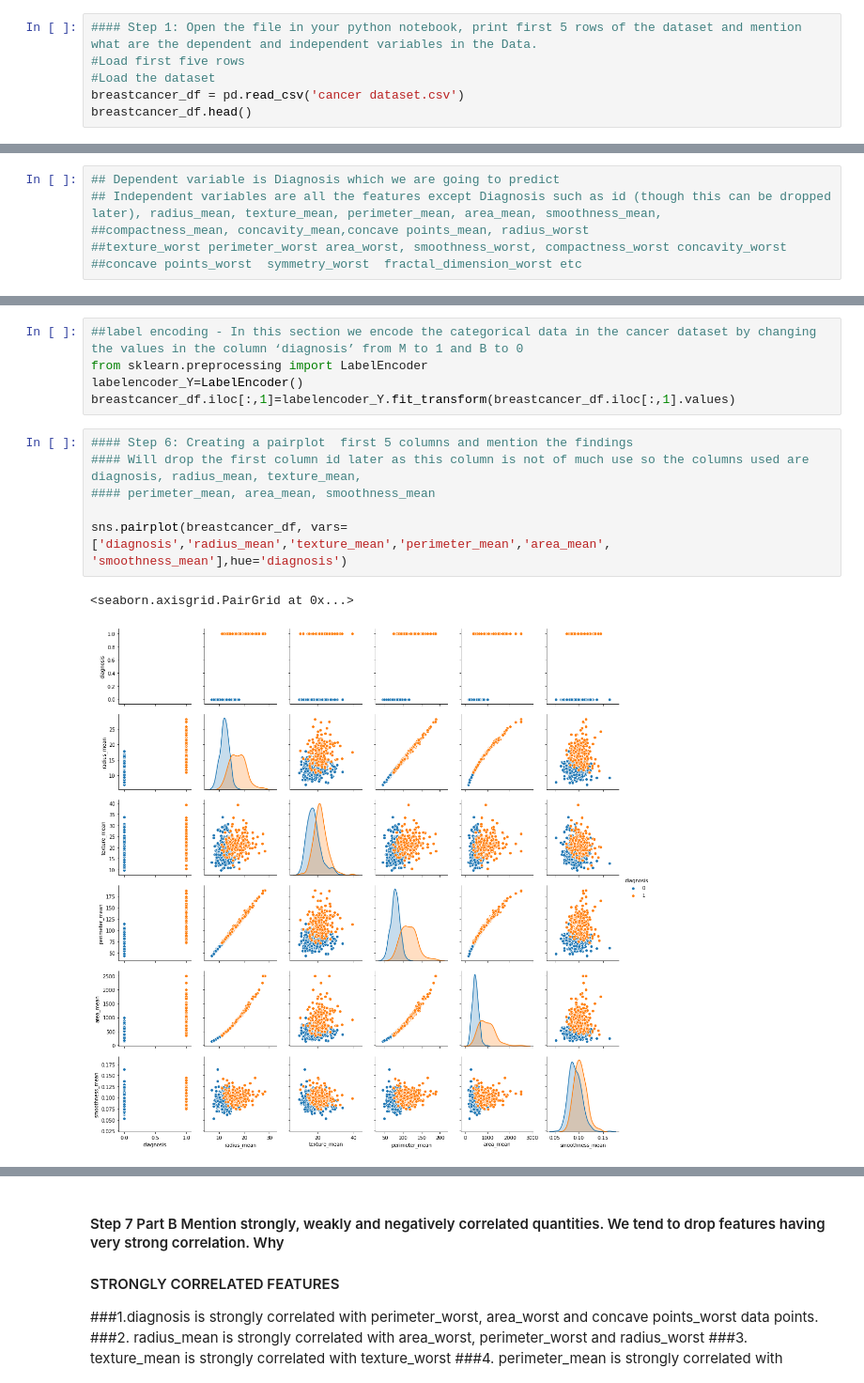
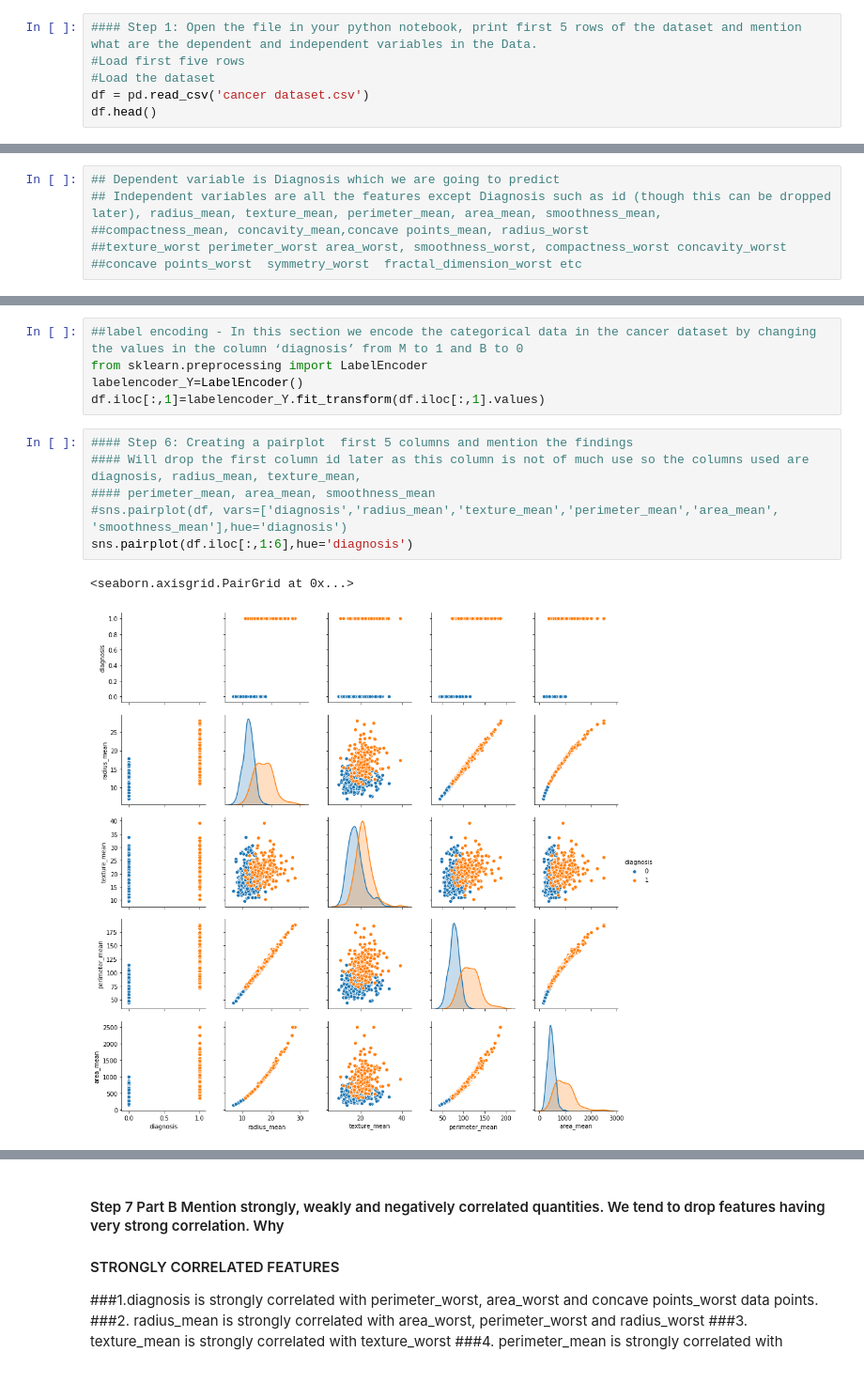
Before and after one commit to sandy0102/AIMLCommunity, a Jupyter notebook: Week2/Week 2 Assignment_Sandhya Panduranga.ipynb, the cells around one changed output, grey strips where cells are left out. Shown at 94% size. Drawn from its saved outputs; the diff is of its cells as text.

```diff
--- a/Week2/Week 2 Assignment_Sandhya Panduranga.ipynb
+++ b/Week2/Week 2 Assignment_Sandhya Panduranga.ipynb
@@ -9,8 +9,8 @@ import seaborn as sns
 #### Step 1: Open the file in your python notebook, print first 5 rows of the dataset and mention what are the dependent and independent variables in the Data.
 #Load first five rows
 #Load the dataset
-breastcancer_df = pd.read_csv('cancer dataset.csv')
-breastcancer_df.head()
+df = pd.read_csv('cancer dataset.csv')
+df.head()
 # %% [output]
 |  | id | diagnosis | radius_mean | texture_mean | perimeter_mean | area_mean | smoothness_mean | ... |
 | 0 | 842302 | M | 17.99 | 10.38 | 122.80 | 1001.0 | 0.11840 | ... |
@@ -127,16 +125,16 @@ sns.countplot(breastcancer_df['diagnosis'],label="Count")
 ##label encoding - In this section we encode the categorical data in the cancer dataset by changing the values in the column ‘diagnosis’ from M to 1 and B to 0
 from sklearn.preprocessing import LabelEncoder
 labelencoder_Y=LabelEncoder()
-breastcancer_df.iloc[:,1]=labelencoder_Y.fit_transform(breastcancer_df.iloc[:,1].values)
+df.iloc[:,1]=labelencoder_Y.fit_transform(df.iloc[:,1].values)
 # %%
 #### Step 6: Creating a pairplot  first 5 columns and mention the findings
 #### Will drop the first column id later as this column is not of much use so the columns used are diagnosis, radius_mean, texture_mean,
 #### perimeter_mean, area_mean, smoothness_mean
-
-sns.pairplot(breastcancer_df, vars=['diagnosis','radius_mean','texture_mean','perimeter_mean','area_mean', 'smoothness_mean'],hue='diagnosis')
+#sns.pairplot(df, vars=['diagnosis','radius_mean','texture_mean','perimeter_mean','area_mean', 'smoothness_mean'],hue='diagnosis')
+sns.pairplot(df.iloc[:,1:6],hue='diagnosis')
 # %% [output]
 <seaborn.axisgrid.PairGrid at 0x...>
-[figure, old version]
+[figure, new version]
 # %%
 #### Step 7: Create a correlation matrix and mention strongly, weakly and negatively correlated quantities. We tend to drop features having very strong correlation. Why? Think and try to write the answer.
 
```
Also changed, not shown: parts of 9 cells of this notebook.
